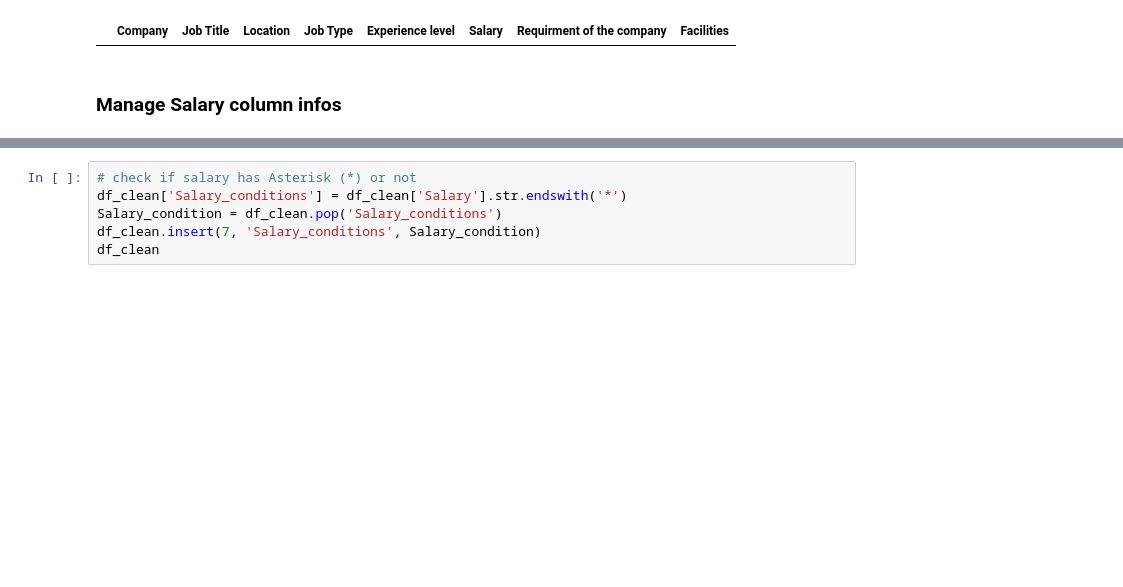
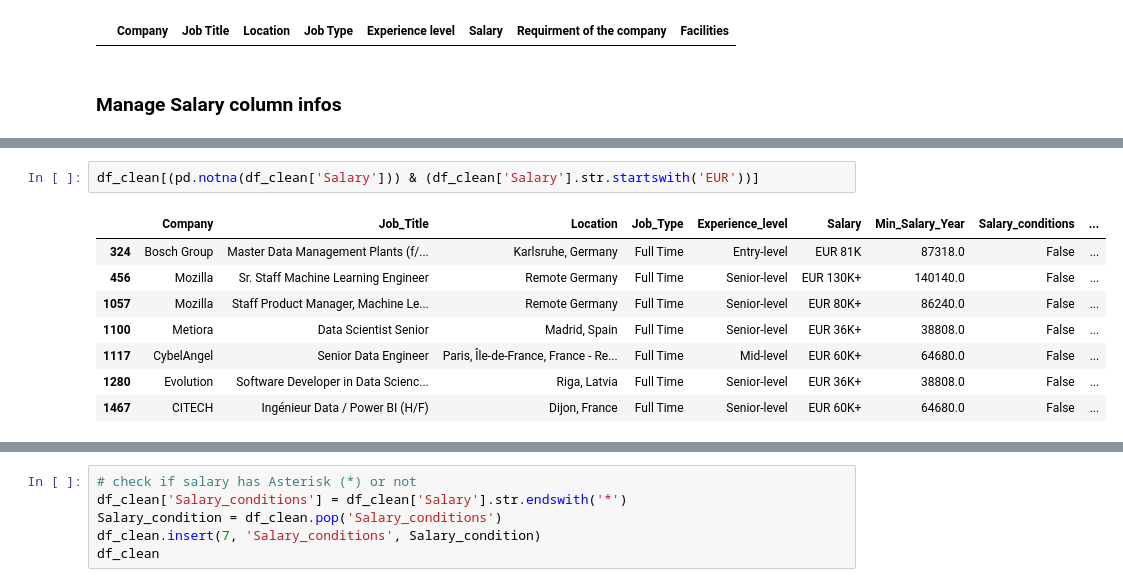
Before and after one commit to Tarifi-Hicham/jobs_project, a Jupyter notebook: script.ipynb, the cells around one changed output, grey strips where cells are left out. Saved outputs shown, nothing was run; the diff lists cells and outputs as text; blank space fills up the shorter version.

```diff
--- a/script.ipynb
+++ b/script.ipynb
@@ -150,3 +225,14 @@ df_clean
+# %%
+df_clean[(pd.notna(df_clean['Salary'])) & (df_clean['Salary'].str.startswith('EUR'))]
+# %% [output]
+|  | Company | Job_Title | Location | Job_Type | Experience_level | Salary | Min_Salary_Year | Salary_conditions | ... |
+| 324 | Bosch Group | Master Data Management Plants (f/... | Karlsruhe, Germany | Full Time | Entry-level | EUR 81K | 87318.0 | False | ... |
+| 456 | Mozilla | Sr. Staff Machine Learning Engineer | Remote Germany | Full Time | Senior-level | EUR 130K+ | 140140.0 | False | ... |
+| 1057 | Mozilla | Staff Product Manager, Machine Le... | Remote Germany | Full Time | Senior-level | EUR 80K+ | 86240.0 | False | ... |
+| 1100 | Metiora | Data Scientist Senior | Madrid, Spain | Full Time | Senior-level | EUR 36K+ | 38808.0 | False | ... |
+| 1117 | CybelAngel | Senior Data Engineer | Paris, Île-de-France, France - Re... | Full Time | Mid-level | EUR 60K+ | 64680.0 | False | ... |
+| 1280 | Evolution | Software Developer in Data Scienc... | Riga, Latvia | Full Time | Senior-level | EUR 36K+ | 38808.0 | False | ... |
+| 1467 | CITECH | Ingénieur Data / Power BI (H/F) | Dijon, France | Full Time | Senior-level | EUR 60K+ | 64680.0 | False | ... |
 # %%
 df_clean.describe()
 # %% [output]
```
Also changed, not shown: parts of 10 cells of this notebook.
